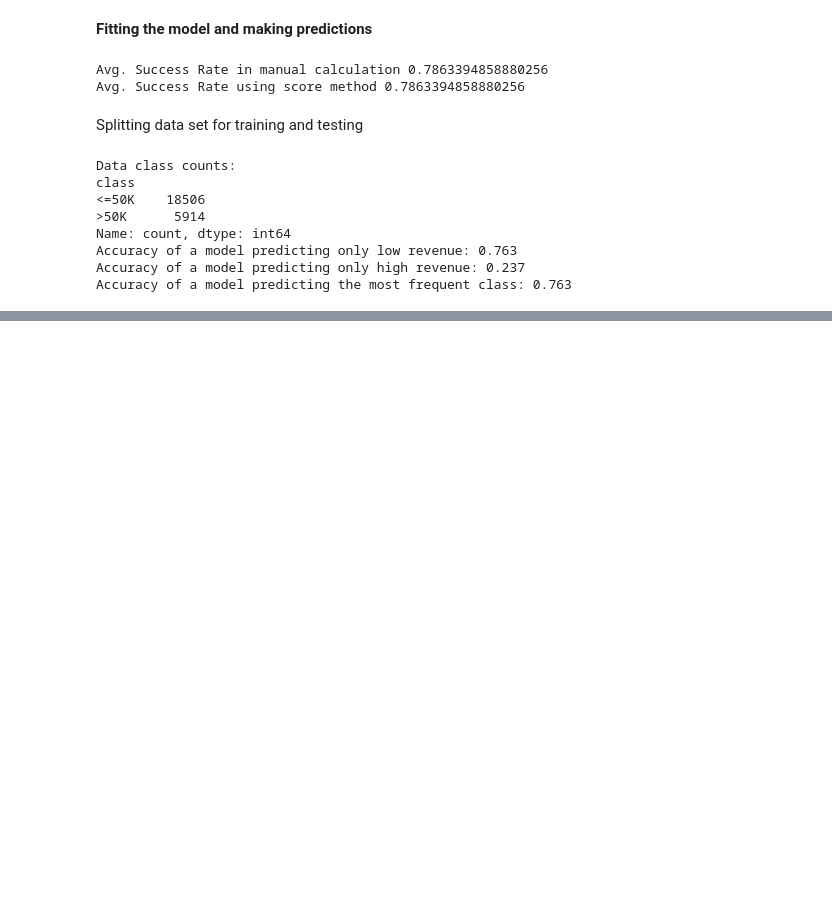
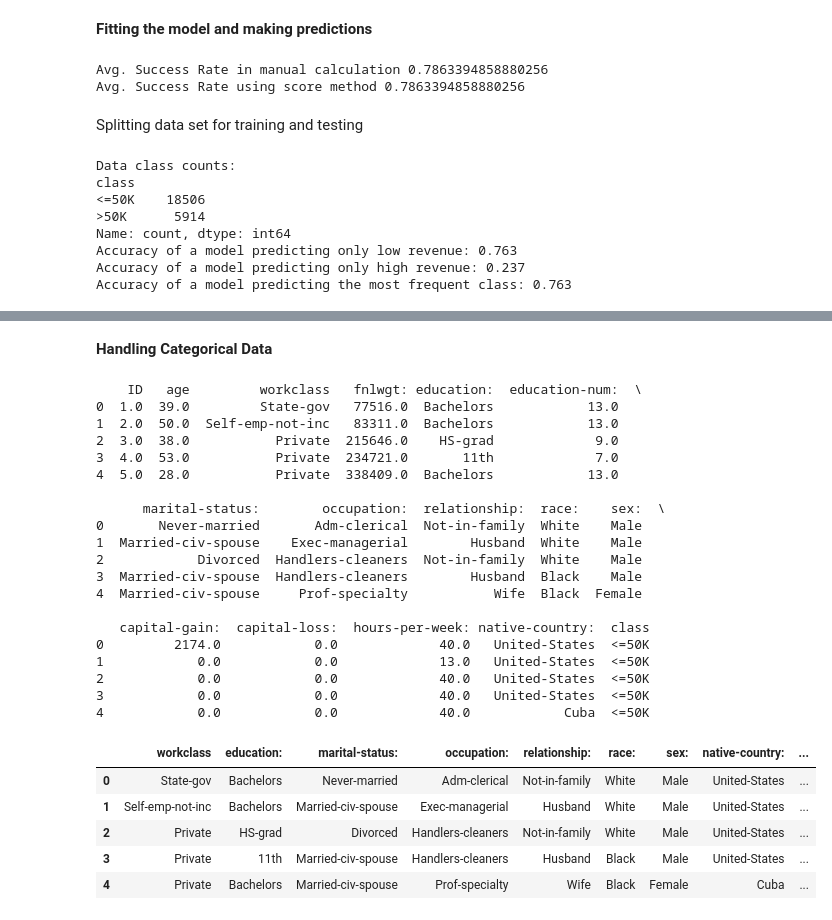
Before and after one commit to vksgm/ML_hands_on, a Jupyter notebook: Workbook_scikit.ipynb, the cells around one changed output, grey strips where cells are left out. Saved outputs shown, nothing was run; the diff lists cells and outputs as text; code cells hidden in the pictures; blank space fills up the shorter version.

```diff
--- a/Workbook_scikit.ipynb
+++ b/Workbook_scikit.ipynb
@@ -96,0 +99,20 @@ Successfully installed liac-arff-2.5.0
+# %%
+from sklearn.impute import SimpleImputer
+
+#Fill with the mean value of the feature
+imputer = SimpleImputer(strategy="most_frequent")
+adult_census = imputer.fit_transform(adult_census)
+
+#KNN Imputer
+from sklearn.impute import KNNImputer
+#Uses K-nearest neighbors to guess missing values
+#imputer = KNNImputer(n_neighbors=3)
+#adult_census = imputer.fit_transform(adult_census)
+
+#Iterative Imputer
+#Predicts missing values using regression from other features
+from sklearn.experimental import enable_iterative_imputer
+from sklearn.impute import IterativeImputer
+
+imputer = IterativeImputer()
+adult_census = imputer.fit_transform(adult_census)
@@ -207,0 +360,48 @@ Accuracy of a model predicting the most frequent class: 0.763
+# %% [markdown]
+**Handling Categorical Data**
+# %%
+#lets consider data with categories also
+print(adult_census.head())
+#select features based on datatype using make_column_Selector
+from sklearn.compose import make_column_selector as selector
+#drop the output label
+target_name = "class"
+#adult_census  = adult_census.drop(columns=[target_name])
+#select categorical columns
+categorical_columns_selector = selector(dtype_include=object)
+categorical_columns = categorical_columns_selector(adult_census)
+
+#only categorical columns
+categorical_columns
+# data of the categorical columns
+data_categorical = adult_census[categorical_columns]
+data_categorical.head()
+
+#Using Ordinal Encoder
+# %% [output]
+    ID   age         workclass   fnlwgt: education:  education-num:  \
+0  1.0  39.0         State-gov   77516.0  Bachelors            13.0
+1  2.0  50.0  Self-emp-not-inc   83311.0  Bachelors            13.0
+2  3.0  38.0           Private  215646.0    HS-grad             9.0
+3  4.0  53.0           Private  234721.0       11th             7.0
+4  5.0  28.0           Private  338409.0  Bachelors            13.0
+
+      marital-status:        occupation:  relationship:  race:    sex:  \
+0       Never-married       Adm-clerical  Not-in-family  White    Male
+1  Married-civ-spouse    Exec-managerial        Husband  White    Male
+2            Divorced  Handlers-cleaners  Not-in-family  White    Male
+3  Married-civ-spouse  Handlers-cleaners        Husband  Black    Male
+4  Married-civ-spouse     Prof-specialty           Wife  Black  Female
+
+   capital-gain:  capital-loss:  hours-per-week: native-country:  class
+0         2174.0            0.0             40.0   United-States  <=50K
+1            0.0            0.0             13.0   United-States  <=50K
+2            0.0            0.0             40.0   United-States  <=50K
+3            0.0            0.0             40.0   United-States  <=50K
+4            0.0            0.0             40.0            Cuba  <=50K
+|  | workclass | education: | marital-status: | occupation: | relationship: | race: | sex: | native-country: | ... |
+| 0 | State-gov | Bachelors | Never-married | Adm-clerical | Not-in-family | White | Male | United-States | ... |
+| 1 | Self-emp-not-inc | Bachelors | Married-civ-spouse | Exec-managerial | Husband | White | Male | United-States | ... |
+| 2 | Private | HS-grad | Divorced | Handlers-cleaners | Not-in-family | White | Male | United-States | ... |
+| 3 | Private | 11th | Married-civ-spouse | Handlers-cleaners | Husband | Black | Male | United-States | ... |
+| 4 | Private | Bachelors | Married-civ-spouse | Prof-specialty | Wife | Black | Female | Cuba | ... |
```
Also changed, not shown: parts of 22 cells of this notebook.
